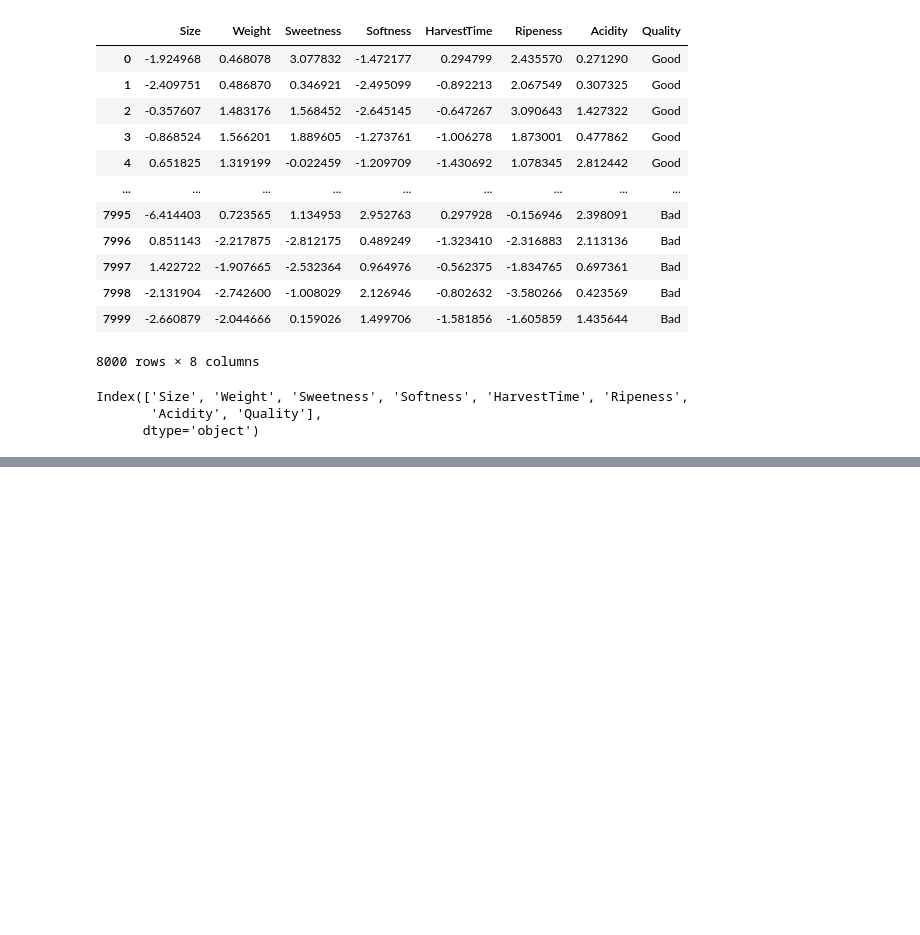
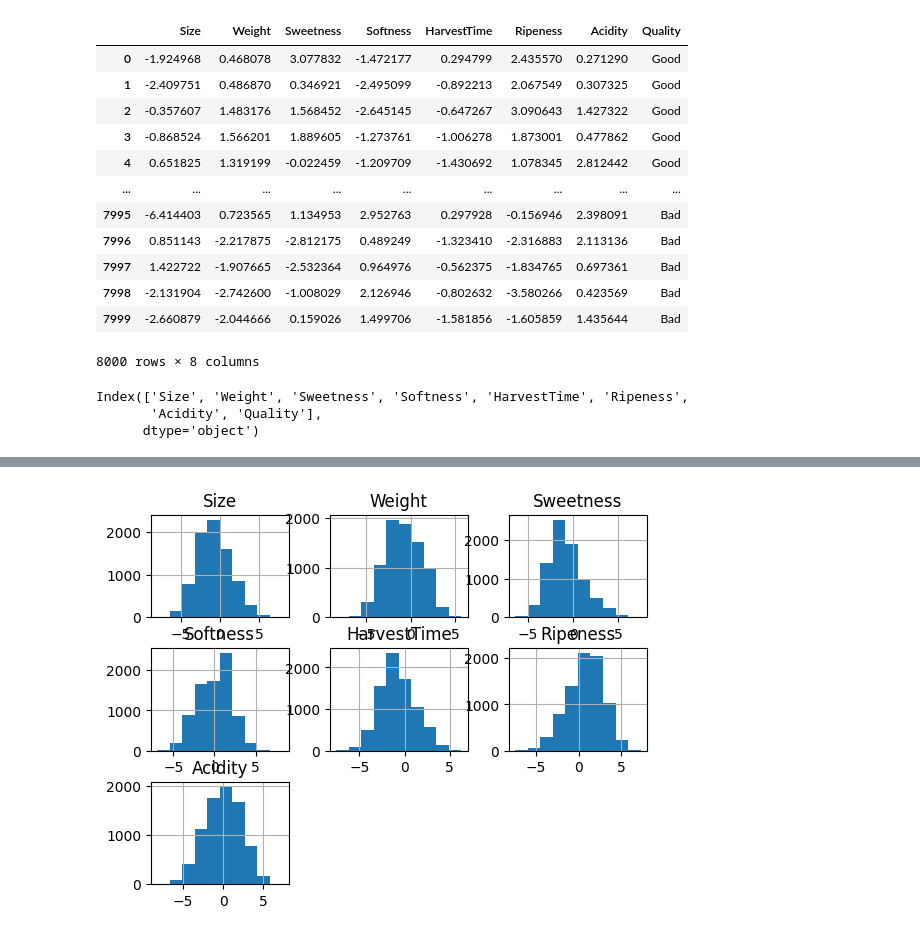
Before and after one commit to gabofrid/trabajos-chona---2024, a Jupyter notebook: trabajo 1/Trabajo1.ipynb, the cells around one changed output, grey strips where cells are left out. Drawn from its saved outputs; the diff is of its cells as text; code cells hidden in the pictures; blank space fills up the shorter version.

```diff
--- a/trabajo 1/Trabajo1.ipynb
+++ b/trabajo 1/Trabajo1.ipynb
@@ -107,3 +96,6 @@ dataSet.columns
 Index(['Size', 'Weight', 'Sweetness', 'Softness', 'HarvestTime', 'Ripeness',
        'Acidity', 'Quality'],
       dtype='object')
+# %%
+ndf = dataSet[["Size", "Weight", "Sweetness", "Softness", "HarvestTime" , "Ripeness" , "Acidity" , "Quality"]]
+ndf.head()
@@ -109,0 +109,5 @@ Index(['Size', 'Weight', 'Sweetness', 'Softness', 'HarvestTime', 'Ripeness',
+# %%
+ndf.hist()
+plt.show()
+# %% [output]
+[figure, added]
```
Also changed, not shown: parts of 2 cells of this notebook.
